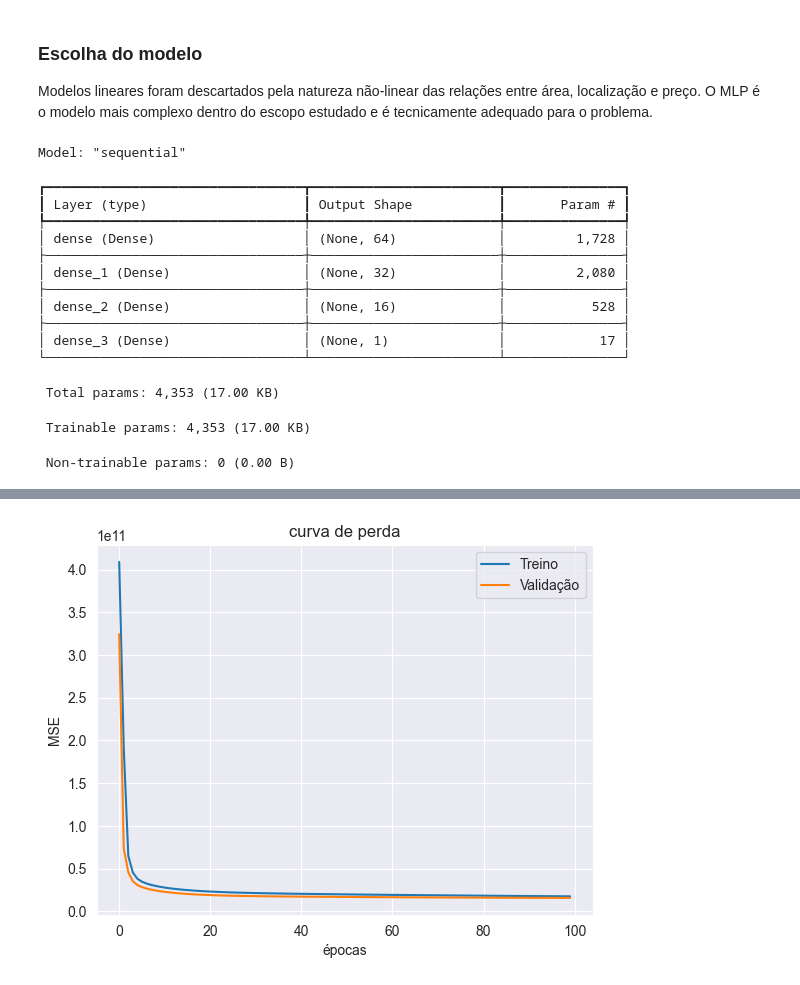
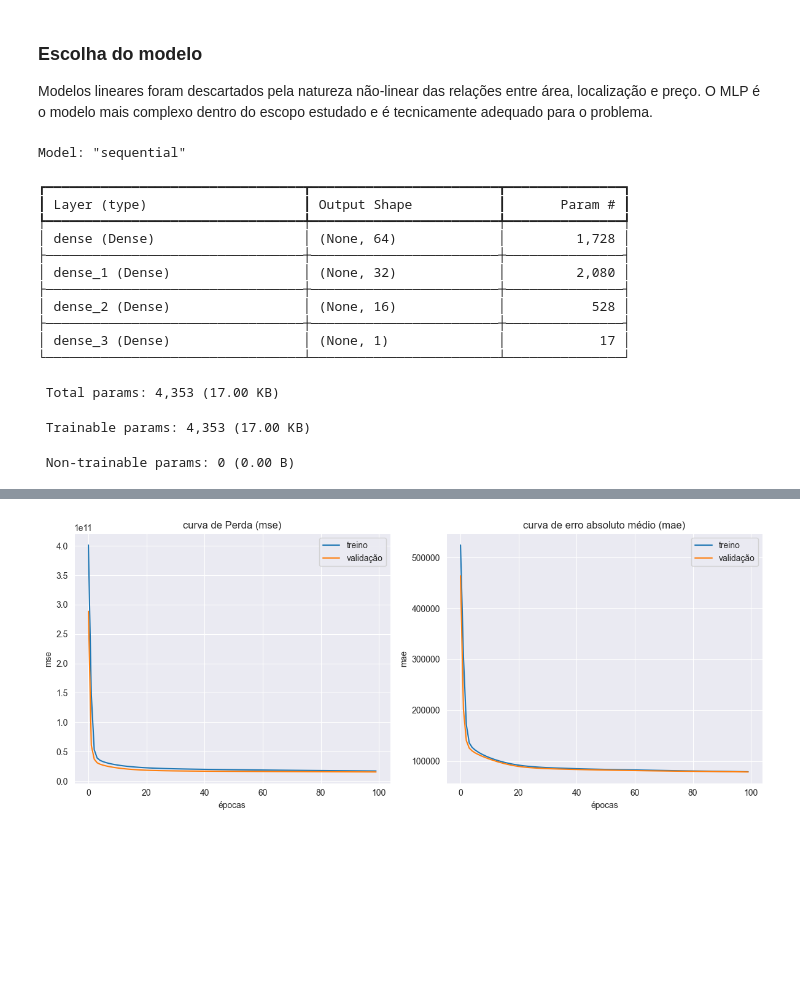
Before and after one commit to biacobral/previsao-preco-casas-ml, a Jupyter notebook: proposta.ipynb, the cells around one changed output, grey strips where cells are left out. Drawn from its saved outputs; the diff is of its cells as text; code cells hidden in the pictures; blank space fills up the shorter version.

```diff
--- a/proposta.ipynb
+++ b/proposta.ipynb
@@ -340,25 +338,24 @@ Modelos lineares foram descartados pela natureza não-linear das relações entr
 tf.random.set_seed(42)
 
 model = keras.Sequential([
-    layers.Input(shape=(X_train.shape[1],)),
+    layers.Input(shape=(X_train_scaled.shape[1],)),
     layers.Dense(64, activation='relu'),
     layers.Dense(32, activation='relu'),
     layers.Dense(16, activation='relu'),
-    layers.Dense(1),
-
+    layers.Dense(1)
 ])
 
 print(model.summary())
 
 model.compile(
-    optimizer='adam',
+    optimizer=tf.keras.optimizers.Adam(learning_rate=1e-3),
     loss='mse',
-    metrics=['mae']
+    metrics=[tf.keras.metrics.MeanAbsoluteError(name='mae'), tf.keras.metrics.RootMeanSquaredError(name='rmse')]
 )
 
 early_stop = EarlyStopping(
     monitor='val_loss',
-    patience=15,
+    patience=10,
     restore_best_weights=True
 )
 
@@ -370,19 +367,33 @@ history = model.fit(
     callbacks=[early_stop]
 )
 
-loss, mae = model.evaluate(X_test_scaled, y_test)
-print(f'MAE: ${mae:,.0f}')
+loss, mae, rmse = model.evaluate(X_test_scaled, y_test)
+print(f'mae: ${mae:,.0f}')
+print(f'rmse: ${rmse:,.0f}')
 
 y_pred = model.predict(X_test_scaled).flatten()
+r2 = r2_score(y_test, y_pred)
+print(f'r2_score: {r2:.4f}')
 
-print(f'R²: {r2_score(y_test, y_pred):.4f}')
+plt.figure(figsize=(12, 5))
 
-plt.plot(history.history['loss'], label='Treino')
-plt.plot(history.history['val_loss'], label='Validação')
-plt.title('curva de perda')
+plt.subplot(1, 2, 1)
+plt.plot(history.history['loss'], label='treino')
+plt.plot(history.history['val_loss'], label='validação')
+plt.title('curva de Perda (mse)')
 plt.xlabel('épocas')
-plt.ylabel('MSE')
+plt.ylabel('mse')
 plt.legend()
+
+plt.subplot(1, 2, 2)
+plt.plot(history.history['mae'], label='treino')
+plt.plot(history.history['val_mae'], label='validação')
+plt.title('curva de erro absoluto médio (mae)')
+plt.xlabel('épocas')
+plt.ylabel('mae')
+plt.legend()
+
+plt.tight_layout()
 plt.show()
 # %% [output]
 Model: "sequential"
@@ -420,4 +431,4 @@ R²: 0.8507
-[figure, old version]
+[figure, new version]
 # %%
 df_future = df_future[features]
 df_future_scaled = scaler.transform(df_future)
```
Also changed, not shown: parts of 3 cells of this notebook, 1 other file.
